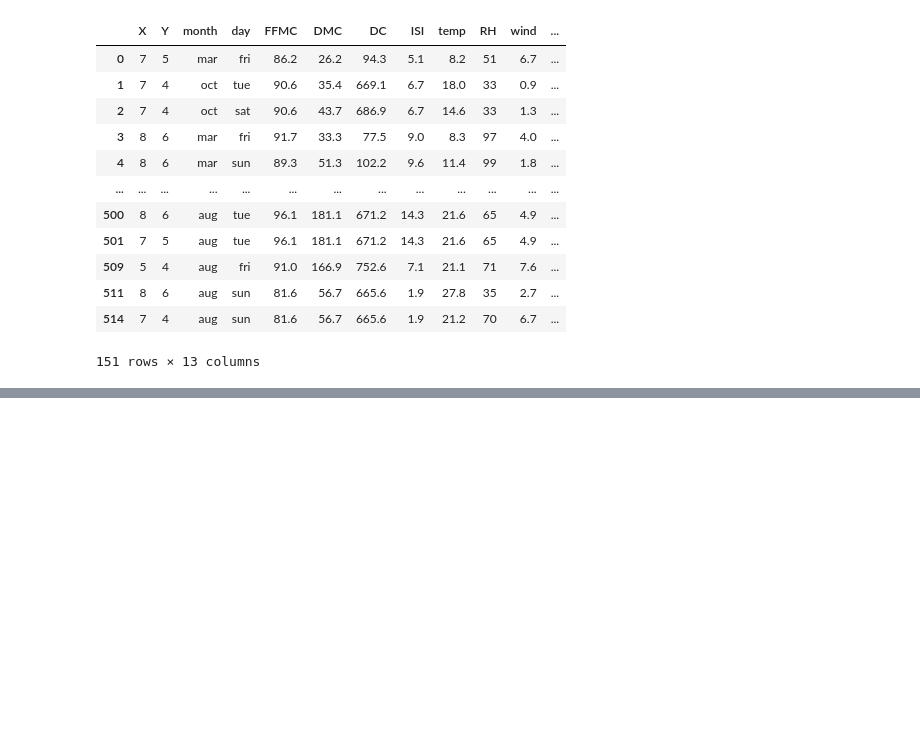
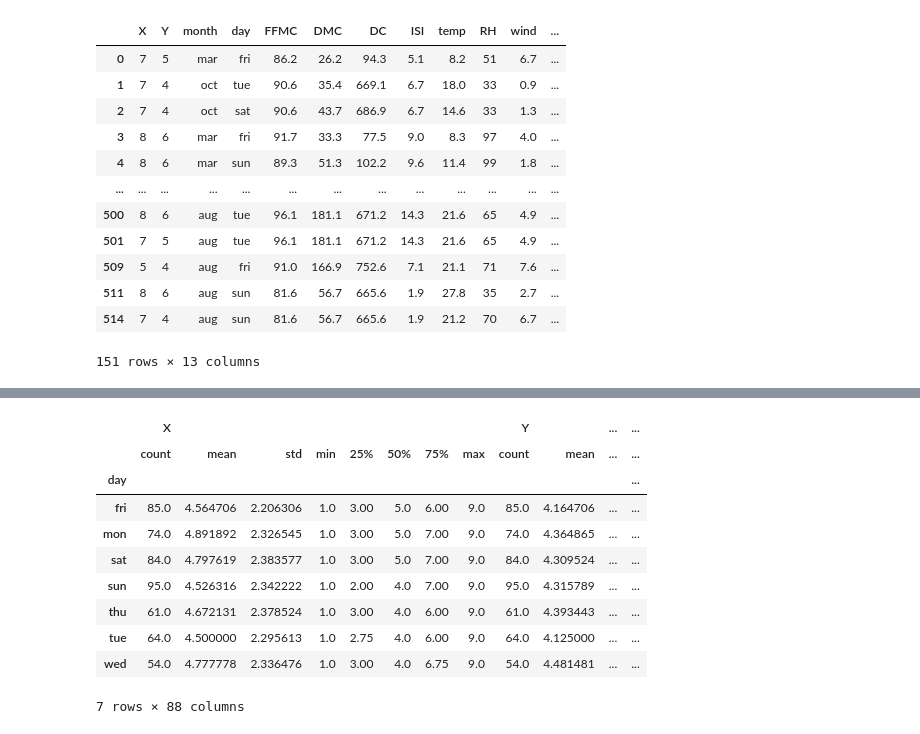
Before and after one commit to PrNth4676/PythonTutorials, a Jupyter notebook: PandasBasics.ipynb, the cells around one changed output, grey strips where cells are left out. Drawn from its saved outputs; the diff is of its cells as text; code cells hidden in the pictures; blank space fills up the shorter version.

```diff
--- a/PandasBasics.ipynb
+++ b/PandasBasics.ipynb
@@ -584,0 +655,3 @@ forest_df.loc[forest_df.X.isin(values_of_x)]
+# %%
+#Operations similar to SQL's where, group by etc is done by these operations.
+forestByDay = forest_df.groupby('day')
@@ -584,0 +720,15 @@ forest_df.loc[forest_df.X.isin(values_of_x)]
+# %%
+#Describe function gives the statistical aggregates
+forestByDay.describe()
+# %% [output]
+|  | X |  |  |  |  |  |  |  | Y |  | ... | ... |
+|  | count | mean | std | min | 25% | 50% | 75% | max | count | mean | ... | ... |
+| day |  |  |  |  |  |  |  |  |  |  |  | ... |
+| fri | 85.0 | 4.564706 | 2.206306 | 1.0 | 3.00 | 5.0 | 6.00 | 9.0 | 85.0 | 4.164706 | ... | ... |
+| mon | 74.0 | 4.891892 | 2.326545 | 1.0 | 3.00 | 5.0 | 7.00 | 9.0 | 74.0 | 4.364865 | ... | ... |
+| sat | 84.0 | 4.797619 | 2.383577 | 1.0 | 3.00 | 5.0 | 7.00 | 9.0 | 84.0 | 4.309524 | ... | ... |
+| sun | 95.0 | 4.526316 | 2.342222 | 1.0 | 2.00 | 4.0 | 7.00 | 9.0 | 95.0 | 4.315789 | ... | ... |
+| thu | 61.0 | 4.672131 | 2.378524 | 1.0 | 3.00 | 4.0 | 6.00 | 9.0 | 61.0 | 4.393443 | ... | ... |
+| tue | 64.0 | 4.500000 | 2.295613 | 1.0 | 2.75 | 4.0 | 6.00 | 9.0 | 64.0 | 4.125000 | ... | ... |
+| wed | 54.0 | 4.777778 | 2.336476 | 1.0 | 3.00 | 4.0 | 6.75 | 9.0 | 54.0 | 4.481481 | ... | ... |
+7 rows × 88 columns
```
Also changed, not shown: parts of 15 cells of this notebook.
